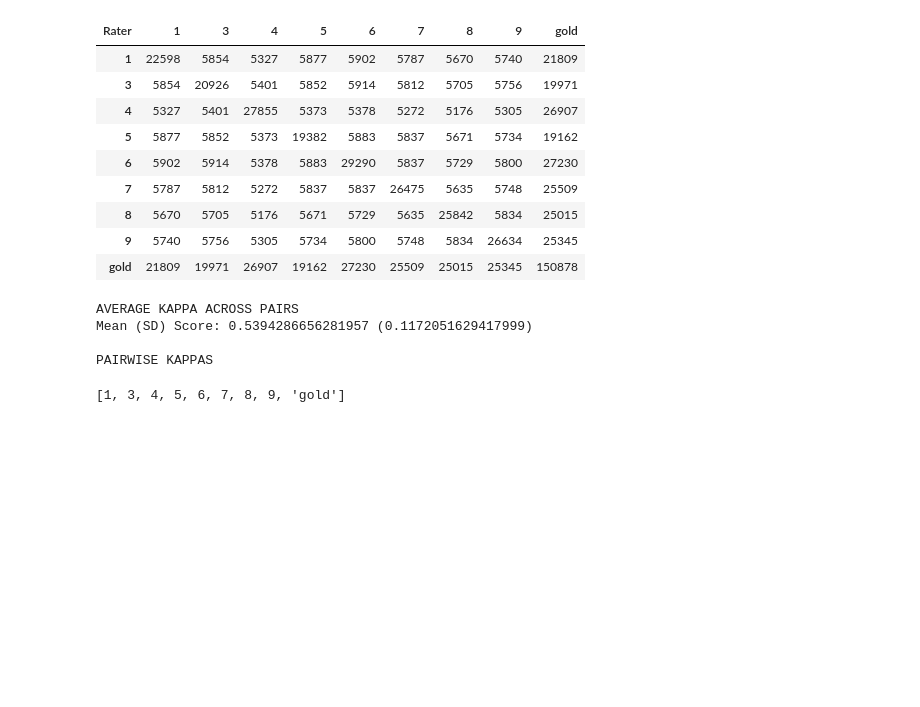
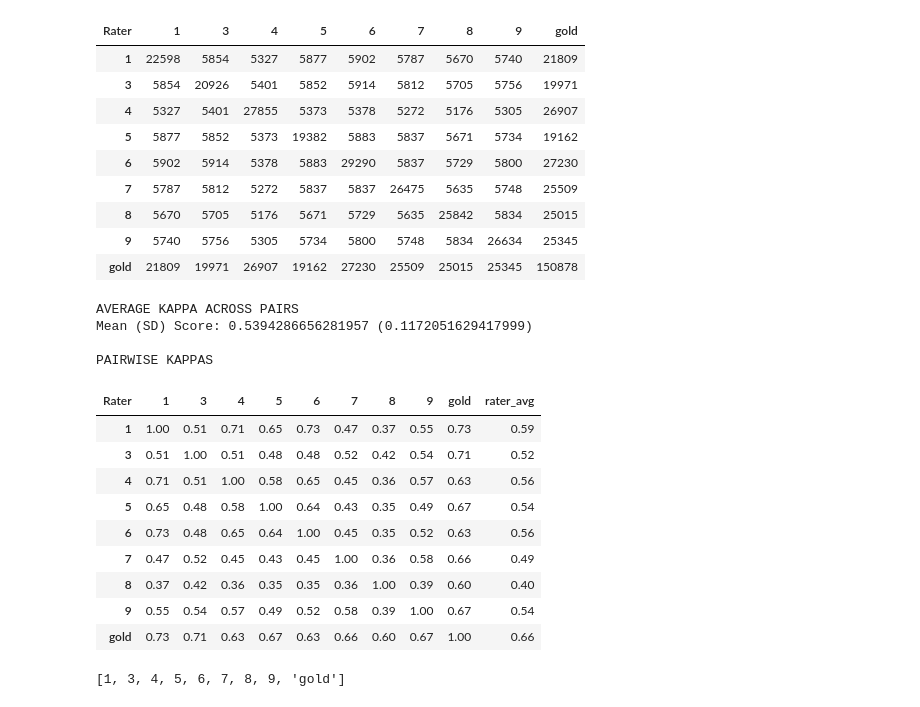
Before and after one commit to emiltj/DANSK_eval, a Jupyter notebook: src/inter_annotators_vs_DANSK_matrix copy.ipynb, the cells around one changed output. Cells and saved outputs as stored; diff of their text form; code cells hidden in the pictures; blank space fills up the shorter version.

```diff
--- a/src/inter_annotators_vs_DANSK_matrix.ipynb
+++ b/src/inter_annotators_vs_DANSK_matrix copy.ipynb
@@ -279,15 +279,23 @@ token_overlap_array = np.array(token_overlap_list)
 # %%
 kappa_df = pd.DataFrame(data=kappa_array, index=raters, columns=pd.Index(raters, name="Rater"))
 
 print("AVERAGE KAPPA ACROSS PAIRS")
 average_score(kappa_df)
 print("\nPAIRWISE KAPPAS")
 kappa_df_avg = rater_avg_df(kappa_df).round(2)
 kappa_df_avg
-
-kappa_df_avg.to_csv("../output/interrater/including_dansk/NER_kappa_annotated_only_if_1_annotated_span_mean_0.539_sd_0.117.csv")
 # %% [output]
 AVERAGE KAPPA ACROSS PAIRS
 Mean (SD) Score: 0.5394286656281957 (0.1172051629417999)
 
 PAIRWISE KAPPAS
+| Rater | 1 | 3 | 4 | 5 | 6 | 7 | 8 | 9 | gold | rater_avg |
+| 1 | 1.00 | 0.51 | 0.71 | 0.65 | 0.73 | 0.47 | 0.37 | 0.55 | 0.73 | 0.59 |
+| 3 | 0.51 | 1.00 | 0.51 | 0.48 | 0.48 | 0.52 | 0.42 | 0.54 | 0.71 | 0.52 |
+| 4 | 0.71 | 0.51 | 1.00 | 0.58 | 0.65 | 0.45 | 0.36 | 0.57 | 0.63 | 0.56 |
+| 5 | 0.65 | 0.48 | 0.58 | 1.00 | 0.64 | 0.43 | 0.35 | 0.49 | 0.67 | 0.54 |
+| 6 | 0.73 | 0.48 | 0.65 | 0.64 | 1.00 | 0.45 | 0.35 | 0.52 | 0.63 | 0.56 |
+| 7 | 0.47 | 0.52 | 0.45 | 0.43 | 0.45 | 1.00 | 0.36 | 0.58 | 0.66 | 0.49 |
+| 8 | 0.37 | 0.42 | 0.36 | 0.35 | 0.35 | 0.36 | 1.00 | 0.39 | 0.60 | 0.40 |
+| 9 | 0.55 | 0.54 | 0.57 | 0.49 | 0.52 | 0.58 | 0.39 | 1.00 | 0.67 | 0.54 |
+| gold | 0.73 | 0.71 | 0.63 | 0.67 | 0.63 | 0.66 | 0.60 | 0.67 | 1.00 | 0.66 |
```
Also changed, not shown: parts of 13 cells of this notebook, 57 other files.
